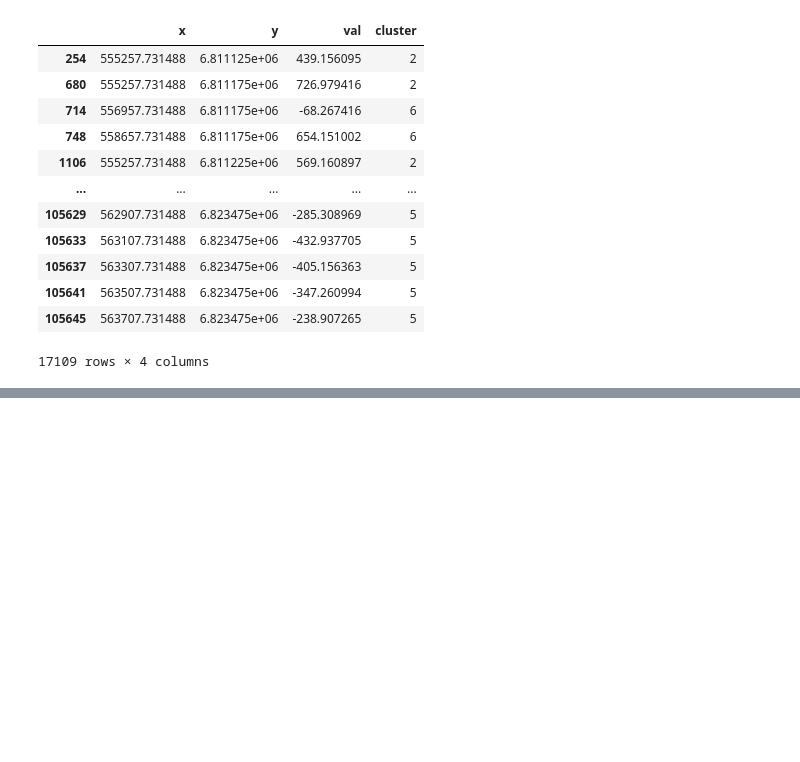
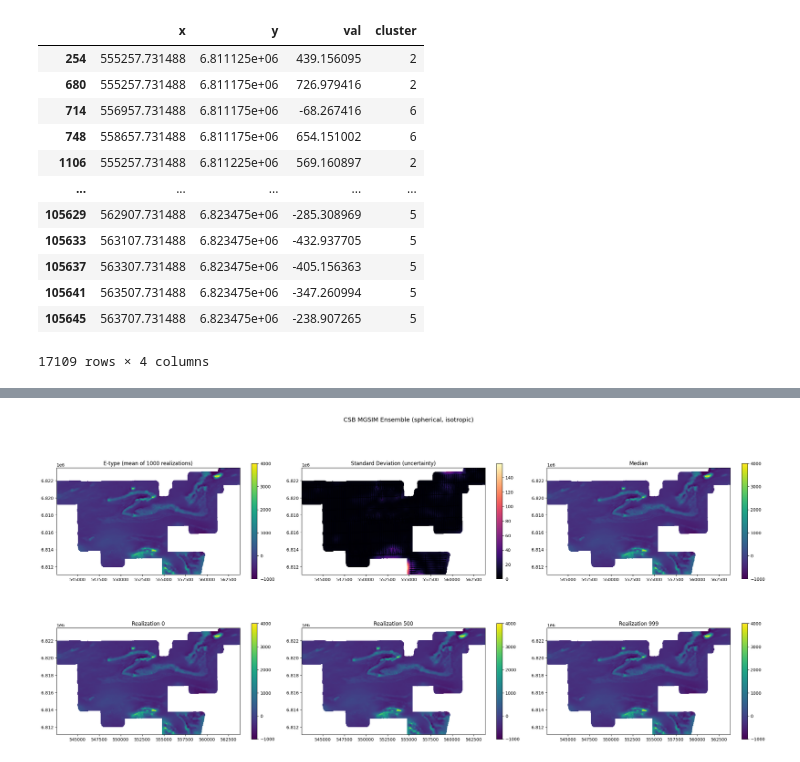
Before and after one commit to Stanford-Mineral-X/multigrid-sgsim, a Jupyter notebook: sandbox/csb_work.ipynb, the cells around one changed output, grey strips where cells are left out. Drawn from its saved outputs; the diff is of its cells as text; code cells hidden in the pictures; blank space fills up the shorter version.

```diff
--- a/sandbox/csb_work.ipynb
+++ b/sandbox/csb_work.ipynb
@@ -143,0 +146,84 @@ df_fl_reduced
+# %%
+## LOAD AND INSPECT CSB MGSIM ENSEMBLE ##
+## ==================================== ##
+
+import xarray as xr
+import numpy as np
+import matplotlib.pyplot as plt
+from matplotlib.colors import Normalize, LightSource
+from matplotlib.cm import ScalarMappable
+from pathlib import Path
+from glob import glob
+
+# --- Load all realization chunks and concatenate ---
+results_dir = Path('/Users/jrines/stanford_gp/research/mx/computers_geosciences/revision01/sherlock/csb/csb_sph_iso')
+nc_files = sorted(results_dir.glob('realizations_*.nc'))
+print(f"Found {len(nc_files)} files")
+
+ds = xr.open_mfdataset(nc_files, combine='nested', concat_dim='realization')
+ds = ds.sortby('realization')
+print(f"Ensemble shape: {ds['simulated'].shape}  (realization, y, x)")
+print(f"Realizations: {int(ds.realization.min())} to {int(ds.realization.max())}")
+
+sim = ds['simulated']  # (1000, 248, 426)
+
+# --- Compute summary statistics ---
+e_type = sim.mean(dim='realization')       # E-type (mean) map
+std_map = sim.std(dim='realization')        # Uncertainty map
+median_map = sim.median(dim='realization')  # Median map
+
+print(f"\nE-type:  mean={float(e_type.mean()):.1f}, range=[{float(e_type.min()):.1f}, {float(e_type.max()):.1f}]")
+print(f"Std:     mean={float(std_map.mean()):.1f}, range=[{float(std_map.min()):.1f}, {float(std_map.max()):.1f}]")
+
+# --- Plot: E-type, Std, and 3 individual realizations ---
+vmin, vmax = -1000, 4000
+
+fig, axes = plt.subplots(2, 3, figsize=(24, 12))
+
+# Row 1: E-type, Std, Coefficient of Variation
+im0 = axes[0, 0].imshow(e_type.values, origin='lower',
+                          extent=[float(ds.x.min()), float(ds.x.max()),
+                                  float(ds.y.min()), float(ds.y.max())],
+                          vmin=vmin, vmax=vmax, cmap='viridis')
+axes[0, 0].set_title(f'E-type (mean of {len(ds.realization)} realizations)')
+plt.colorbar(im0, ax=axes[0, 0], shrink=0.6)
+
+im1 = axes[0, 1].imshow(std_map.values, origin='lower',
+                          extent=[float(ds.x.min()), float(ds.x.max()),
+                                  float(ds.y.min()), float(ds.y.max())],
+                          cmap='magma')
+axes[0, 1].set_title('Standard Deviation (uncertainty)')
+plt.colorbar(im1, ax=axes[0, 1], shrink=0.6)
+
+im2 = axes[0, 2].imshow(median_map.values, origin='lower',
+                          extent=[float(ds.x.min()), float(ds.x.max()),
+                                  float(ds.y.min()), float(ds.y.max())],
+                          vmin=vmin, vmax=vmax, cmap='viridis')
+axes[0, 2].set_title('Median')
+plt.colorbar(im2, ax=axes[0, 2], shrink=0.6)
+
+# Row 2: 3 individual realizations
+for i, real_idx in enumerate([0, 500, 999]):
+    im = axes[1, i].imshow(sim.sel(realization=real_idx).values, origin='lower',
+                             extent=[float(ds.x.min()), float(ds.x.max()),
+                                     float(ds.y.min()), float(ds.y.max())],
+                             vmin=vmin, vmax=vmax, cmap='viridis')
+    axes[1, i].set_title(f'Realization {real_idx}')
+    plt.colorbar(im, ax=axes[1, i], shrink=0.6)
+
+plt.suptitle('CSB MGSIM Ensemble (spherical, isotropic)', fontsize=14)
+plt.tight_layout()
+plt.show()
+
+# --- Histogram of per-realization means ---
+real_means = sim.mean(dim=['y', 'x']).values
+fig, ax = plt.subplots(figsize=(8, 4))
+ax.hist(real_means, bins=40, color='steelblue', edgecolor='k', alpha=0.7)
+ax.axvline(np.nanmean(real_means), color='red', linestyle='--', label=f'Grand mean: {np.nanmean(real_means):.1f}')
+ax.set_xlabel('Realization mean')
+ax.set_ylabel('Count')
+ax.set_title('Distribution of per-realization spatial means')
+ax.legend()
+plt.tight_layout()
+plt.show()
+# %% [output]
@@ -143,0 +236 @@ df_fl_reduced
+[figure, added]
```
Also changed, not shown: parts of 3 cells of this notebook, 7 other files.
